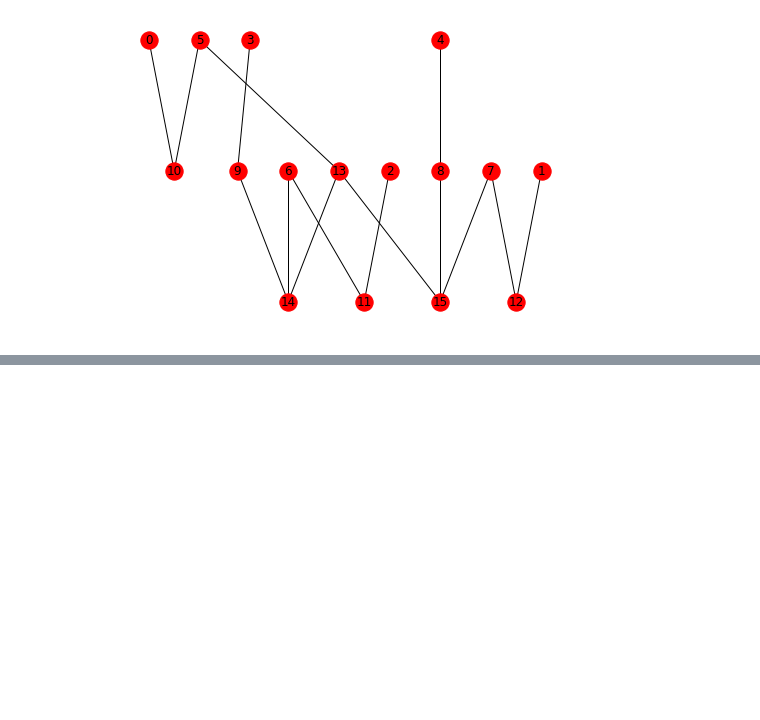
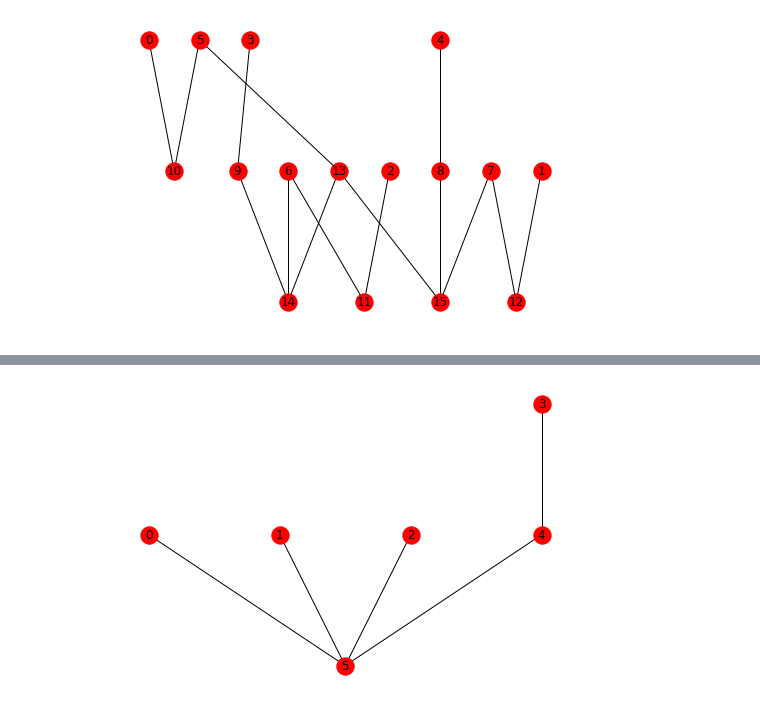
Before and after one commit to zhangyt3/graph-burning, a Jupyter notebook: burning_trees.ipynb, the cells around one changed output, grey strips where cells are left out. Cells and saved outputs as stored; diff of their text form; code cells hidden in the pictures; blank space fills up the shorter version.

```diff
--- a/burning_trees.ipynb
+++ b/burning_trees.ipynb
@@ -117,0 +155,4 @@ W
+# %%
+show_graph('./trees/cross.mat')
+# %% [output]
+[figure, added]
```
Also changed, not shown: parts of 8 cells of this notebook, 1 other file.
